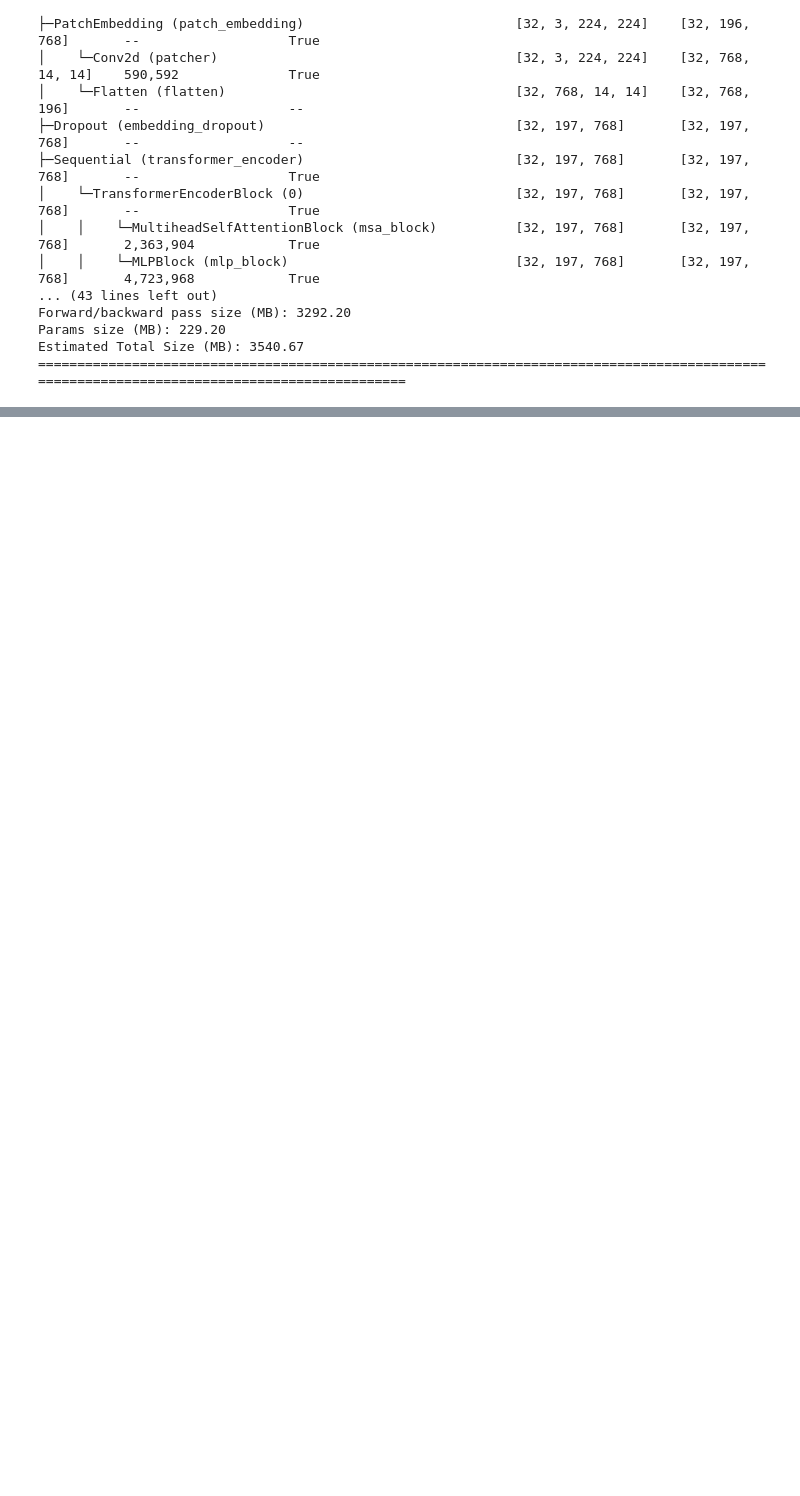
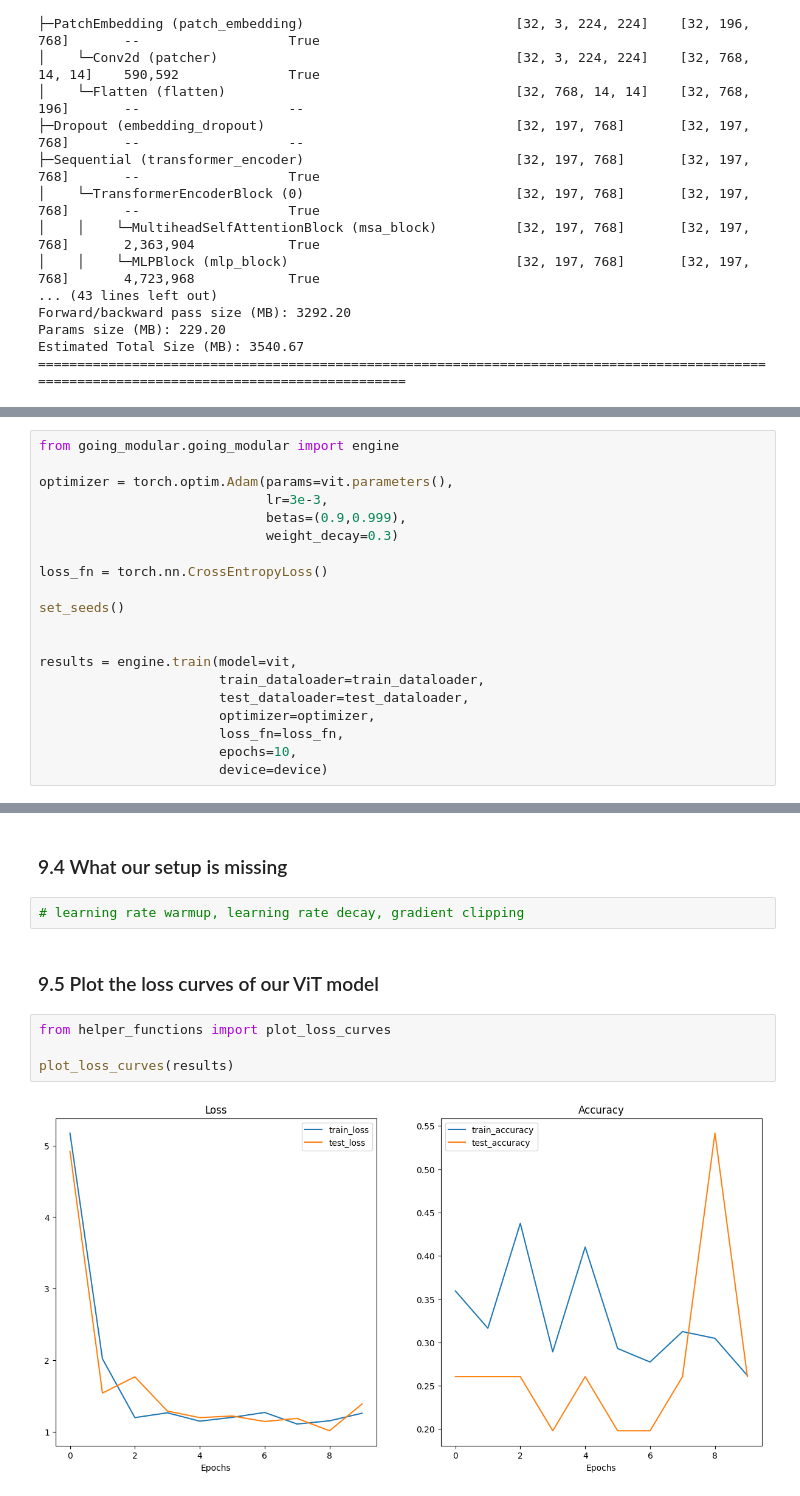
Before and after one commit to Rayya12/pytorch-Learning-with-mrdbourke, a Jupyter notebook: Experiment_copy/main.ipynb, the cells around one changed output, grey strips where cells are left out. Saved outputs shown, nothing was run; the diff lists cells and outputs as text; blank space fills up the shorter version.

Commit message:
train the model we created

```diff
--- a/Experiment_copy/main.ipynb
+++ b/Experiment_copy/main.ipynb
@@ -892,0 +905,20 @@ Estimated Total Size (MB): 3540.67
+# %%
+from going_modular.going_modular import engine
+
+optimizer = torch.optim.Adam(params=vit.parameters(),
+                             lr=3e-3,
+                             betas=(0.9,0.999),
+                             weight_decay=0.3)
+
+loss_fn = torch.nn.CrossEntropyLoss()
+
+set_seeds()
+
+
+results = engine.train(model=vit,
+                       train_dataloader=train_dataloader,
+                       test_dataloader=test_dataloader,
+                       optimizer=optimizer,
+                       loss_fn=loss_fn,
+                       epochs=10,
+                       device=device)
@@ -892,0 +936,12 @@ Estimated Total Size (MB): 3540.67
+# %% [markdown]
+### 9.4 What our setup is missing
+# %%
+# learning rate warmup, learning rate decay, gradient clipping
+# %% [markdown]
+### 9.5 Plot the loss curves of our ViT model
+# %%
+from helper_functions import plot_loss_curves
+
+plot_loss_curves(results)
+# %% [output]
+[figure, added]
```
Also changed, not shown: parts of 28 cells of this notebook.
